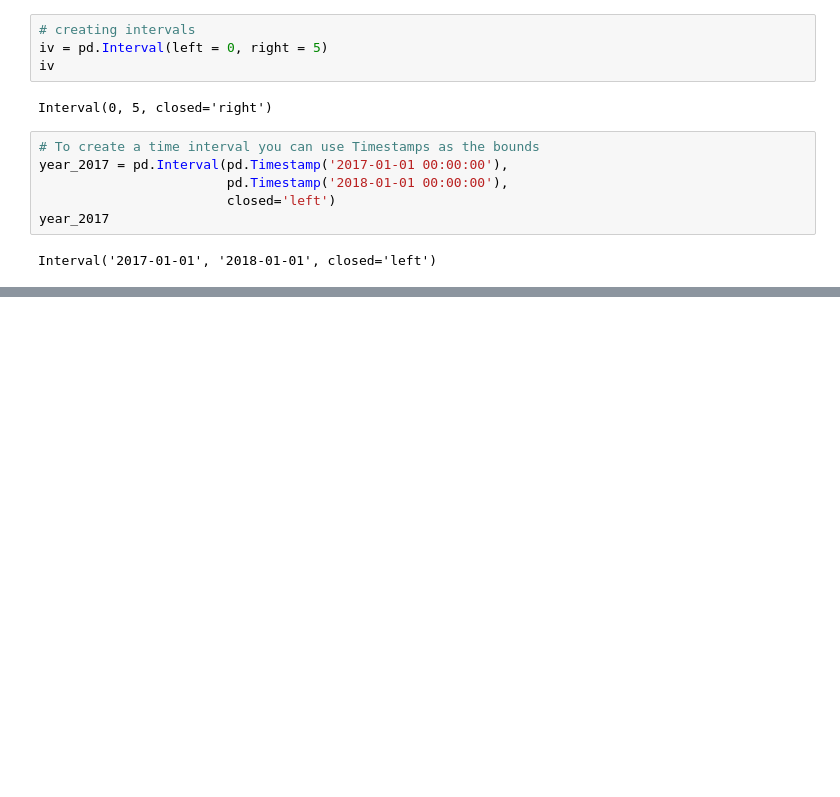
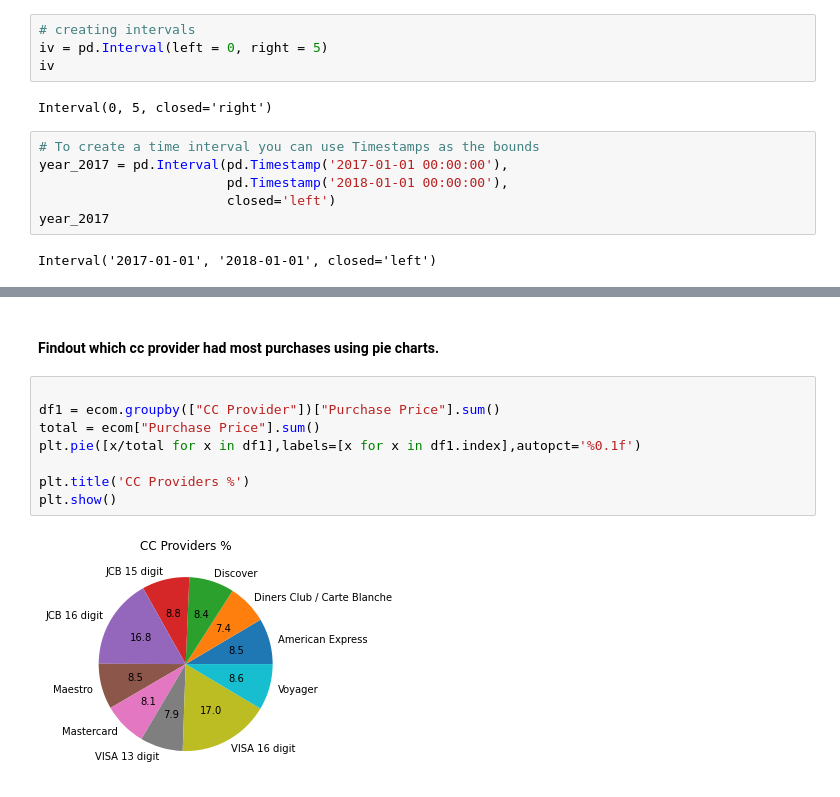
Before and after one commit to juck30808/juck30808, a Jupyter notebook: Pandas-pd.ipynb, the cells around one changed output, grey strips where cells are left out. Cells and saved outputs as stored; diff of their text form; blank space fills up the shorter version.

```diff
--- a/Pandas-pd.ipynb
+++ b/Pandas-pd.ipynb
@@ -107,0 +353,12 @@ Interval('2017-01-01', '2018-01-01', closed='left')
+# %% [markdown]
+#### Findout which cc provider had most purchases using pie charts.
+# %%
+
+df1 = ecom.groupby(["CC Provider"])["Purchase Price"].sum()
+total = ecom["Purchase Price"].sum()
+plt.pie([x/total for x in df1],labels=[x for x in df1.index],autopct='%0.1f')
+
+plt.title('CC Providers %')
+plt.show()
+# %% [output]
+[figure, added]
```
Also changed, not shown: parts of 127 cells of this notebook, 19 other files.
